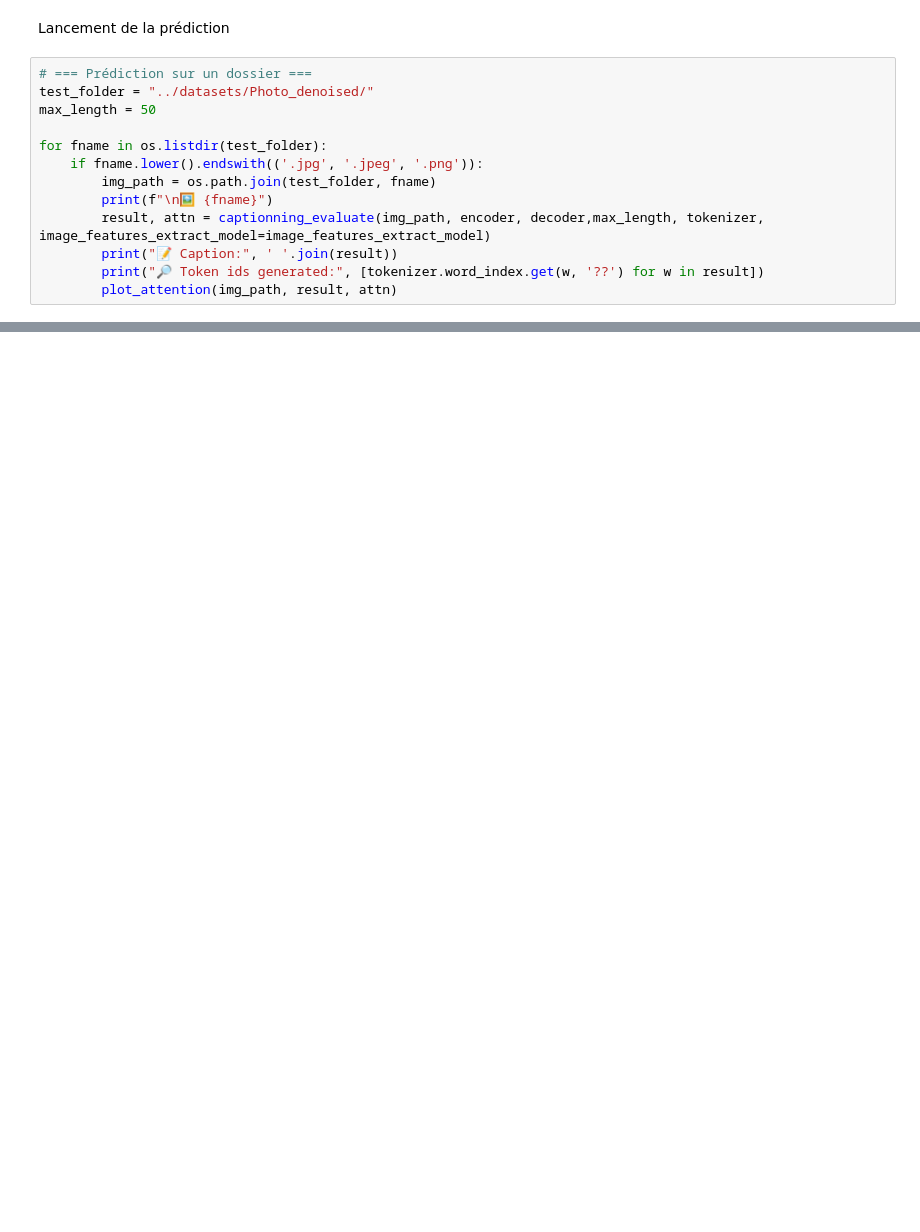
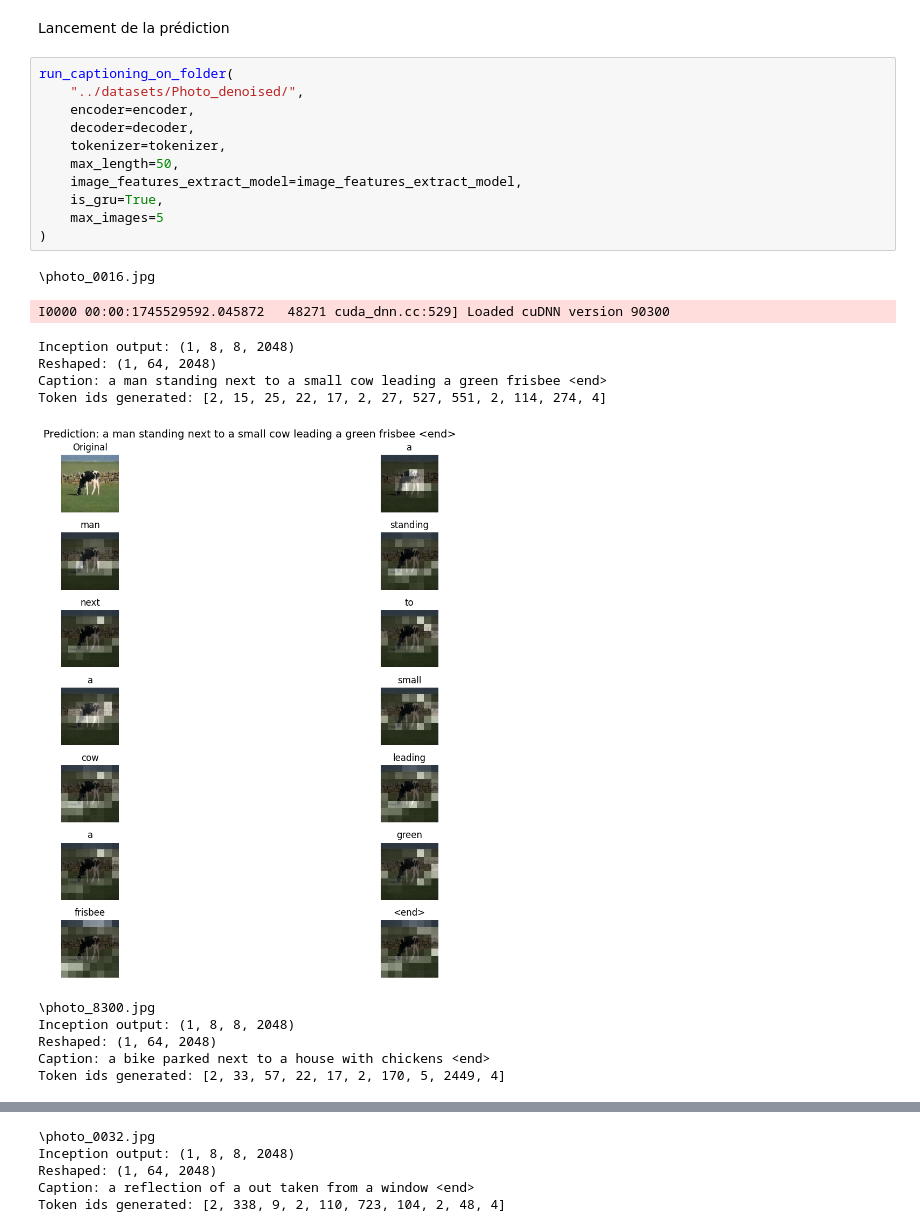
Before and after one commit to FaresZGH/Leyenda, a Jupyter notebook: livrables/Livrable 3 - Leyenda.ipynb, the cells around one changed output, grey strips where cells are left out. Drawn from its saved outputs; the diff is of its cells as text; blank space fills up the shorter version.

```diff
--- a/livrables/Livrable 3 - Leyenda.ipynb
+++ b/livrables/Livrable 3 - Leyenda.ipynb
@@ -222,15 +277,26 @@ encoder, decoder = GRU_Captionning_model.create_captionning_autoencoder(vocab_si
 # %% [markdown]
 Lancement de la prédiction
-# %%
-# === Prédiction sur un dossier ===
-test_folder = "../datasets/Photo_denoised/"
-max_length = 50
-
-for fname in os.listdir(test_folder):
-    if fname.lower().endswith(('.jpg', '.jpeg', '.png')):
-        img_path = os.path.join(test_folder, fname)
-        print(f"\n🖼️ {fname}")
-        result, attn = captionning_evaluate(img_path, encoder, decoder,max_length, tokenizer, image_features_extract_model=image_features_extract_model)
-        print("📝 Caption:", ' '.join(result))
-        print("🔎 Token ids generated:", [tokenizer.word_index.get(w, '??') for w in result])
-        plot_attention(img_path, result, attn)
+# %%
+run_captioning_on_folder(
+    "../datasets/Photo_denoised/",
+    encoder=encoder,
+    decoder=decoder,
+    tokenizer=tokenizer,
+    max_length=50,
+    image_features_extract_model=image_features_extract_model,
+    is_gru=True,
+    max_images=5
+)
+# %% [output]
+\photo_0016.jpg
+I0000 00:00:1745529592.045872   48271 cuda_dnn.cc:529] Loaded cuDNN version 90300
+Inception output: (1, 8, 8, 2048)
+Reshaped: (1, 64, 2048)
+Caption: a man standing next to a small cow leading a green frisbee <end>
+Token ids generated: [2, 15, 25, 22, 17, 2, 27, 527, 551, 2, 114, 274, 4]
+[figure, added]
+\photo_8300.jpg
+Inception output: (1, 8, 8, 2048)
+Reshaped: (1, 64, 2048)
+Caption: a bike parked next to a house with chickens <end>
+Token ids generated: [2, 33, 57, 22, 17, 2, 170, 5, 2449, 4]
@@ -236,0 +304,5 @@ for fname in os.listdir(test_folder):
+\photo_0032.jpg
+Inception output: (1, 8, 8, 2048)
+Reshaped: (1, 64, 2048)
+Caption: a reflection of a out taken from a window <end>
+Token ids generated: [2, 338, 9, 2, 110, 723, 104, 2, 48, 4]
```
Also changed, not shown: parts of 30 cells of this notebook, 12 other files.
